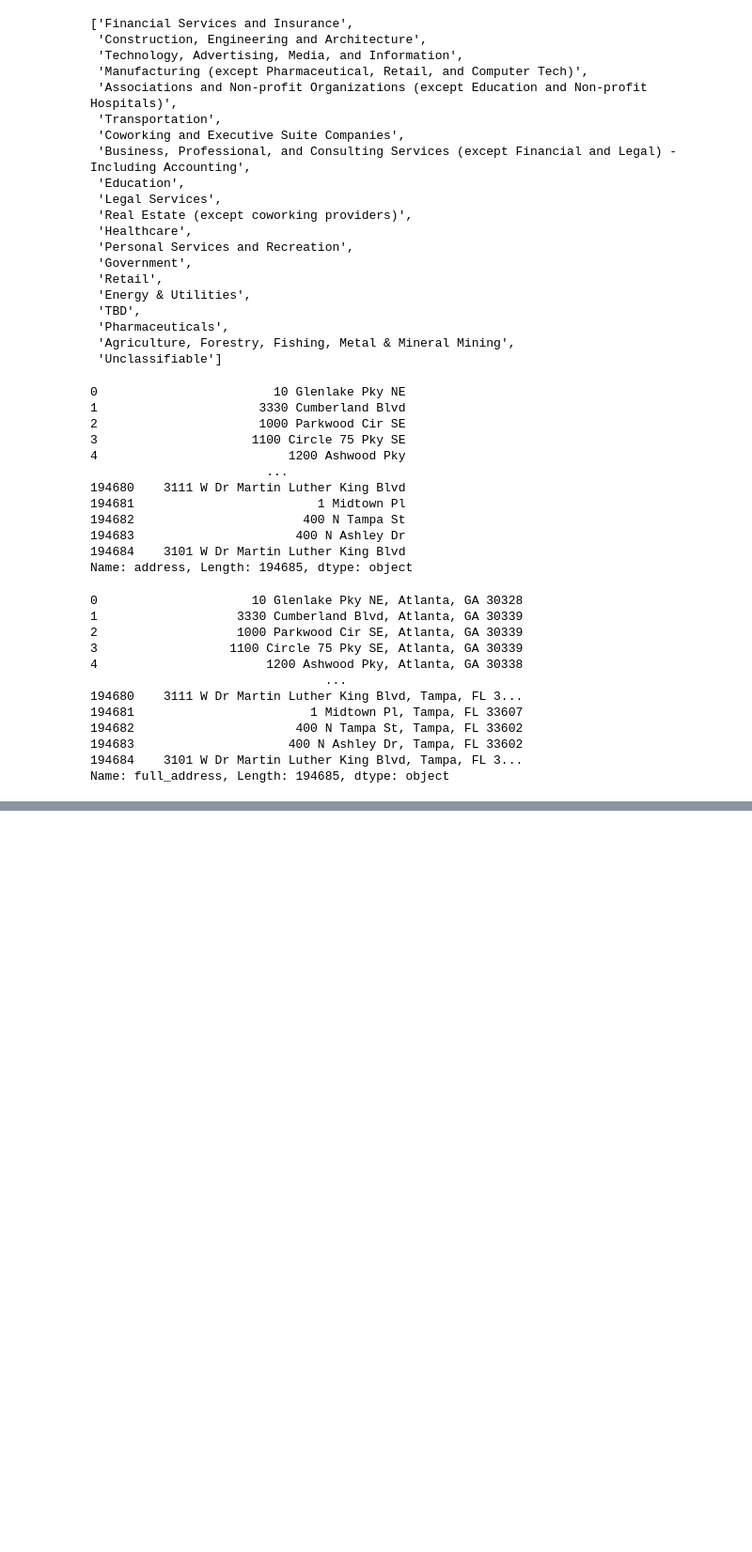
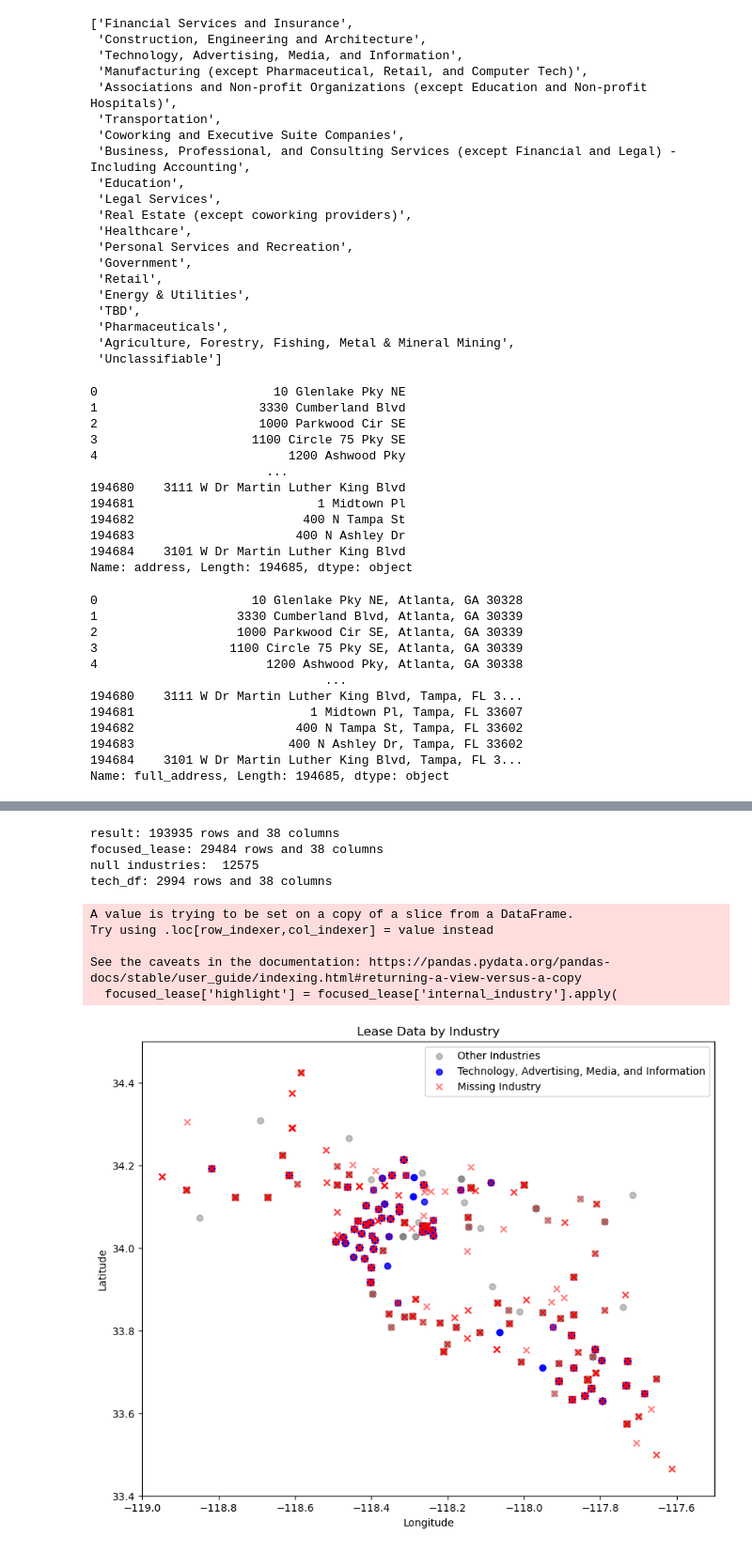
Before and after one commit to GlenFilson/ASADatafest25, a Jupyter notebook: Notebooks/glen.ipynb, the cells around one changed output, grey strips where cells are left out. Shown: that part at 94% size. Saved outputs shown, nothing was run; the diff lists cells and outputs as text; code cells hidden in the pictures; blank space fills up the shorter version.

Commit message:
Scattering

```diff
--- a/Notebooks/glen.ipynb
+++ b/Notebooks/glen.ipynb
@@ -269,0 +263,65 @@ json_data = json_data.where(pd.notnull(json_data), None)
+# %%
+print(f'result: {result.shape[0]} rows and {result.shape[1]} columns')
+focused_lease = result[result['leasedSF'] >= 10000]
+print(f'focused_lease: {focused_lease.shape[0]} rows and {focused_lease.shape[1]} columns')
+print("null industries: ", focused_lease['internal_industry'].isnull().sum())
+tech_df = focused_lease[focused_lease['internal_industry'] == 'Technology, Advertising, Media, and Information']
+print(f'tech_df: {tech_df.shape[0]} rows and {tech_df.shape[1]} columns')
+# %% [output]
+result: 193935 rows and 38 columns
+focused_lease: 29484 rows and 38 columns
+null industries:  12575
+tech_df: 2994 rows and 38 columns
+# %%
+import pandas as pd
+import matplotlib.pyplot as plt
+
+# Specify the industry to highlight
+highlight_industry = "Technology, Advertising, Media, and Information"  # Replace with the actual industry name
+
+# Create a new column to classify data as 'highlight', 'other', or 'missing'
+focused_lease['highlight'] = focused_lease['internal_industry'].apply(
+    lambda x: 'Highlight' if x == highlight_industry else ('Missing' if pd.isna(x) else 'Other')
+)
+
+# Create the scatter plot
+plt.figure(figsize=(10, 8))
+
+# Plot for other industries
+scatter_plot_other = plt.scatter(
+    focused_lease.loc[focused_lease['highlight'] == 'Other', 'lng'],
+    focused_lease.loc[focused_lease['highlight'] == 'Other', 'lat'],
+    c='gray', alpha=0.5, label='Other Industries'
+)
+
+# Plot for the highlighted industry
+scatter_plot_highlight = plt.scatter(
+    focused_lease.loc[focused_lease['highlight'] == 'Highlight', 'lng'],
+    focused_lease.loc[focused_lease['highlight'] == 'Highlight', 'lat'],
+    c='blue', alpha=0.8, label=highlight_industry  # Change color as needed
+)
+
+# Plot for missing industries (NaN values)
+scatter_plot_missing = plt.scatter(
+    focused_lease.loc[focused_lease['highlight'] == 'Missing', 'lng'],
+    focused_lease.loc[focused_lease['highlight'] == 'Missing', 'lat'],
+    c='red', alpha=0.5, label='Missing Industry', marker='x'  # Red color and 'x' marker for missing industries
+)
+
+# Add labels and legend
+plt.title('Lease Data by Industry')
+plt.xlim(-119, -117.5)
+plt.ylim(33.4, 34.5)
+plt.xlabel('Longitude')
+plt.ylabel('Latitude')
+plt.legend()
+
+# Display the plot
+plt.show()
+# %% [output]
+A value is trying to be set on a copy of a slice from a DataFrame.
+Try using .loc[row_indexer,col_indexer] = value instead
+
+See the caveats in the documentation: https://pandas.pydata.org/pandas-docs/stable/user_guide/indexing.html#returning-a-view-versus-a-copy
+  focused_lease['highlight'] = focused_lease['internal_industry'].apply(
+[figure, added]
```
Also changed, not shown: parts of 2 cells of this notebook, 1 other file.
